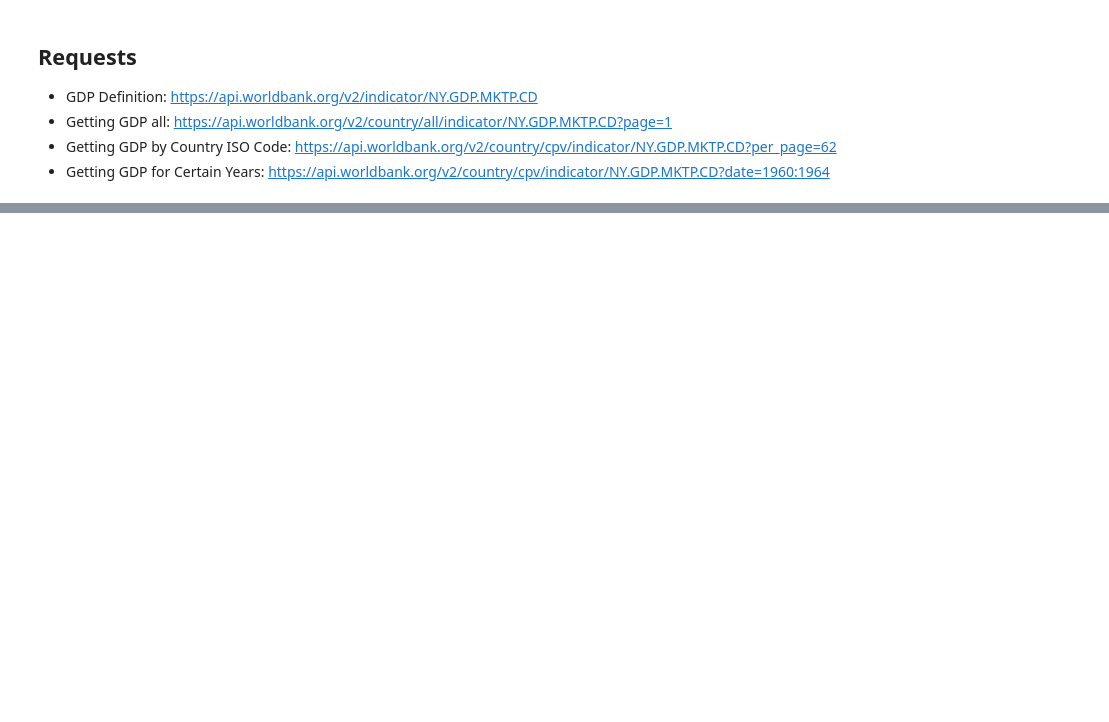
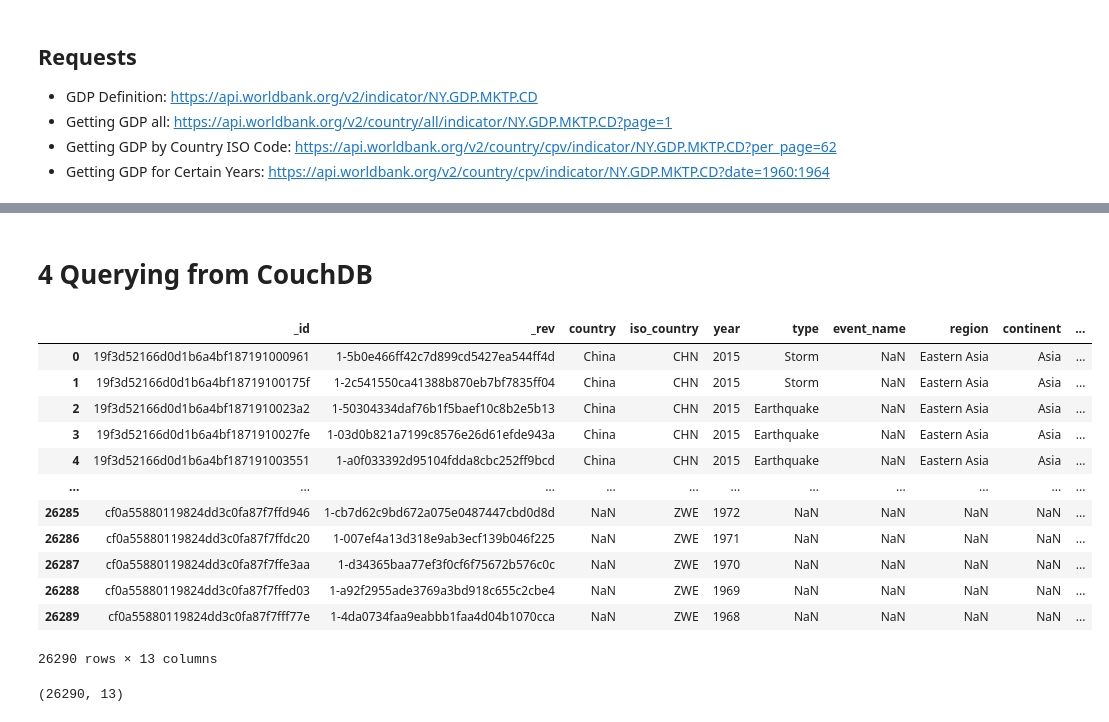
Before and after one commit to FreshJonas/Nat_Disasters_vs_GDP, a Jupyter notebook: 01_obtaining_data.ipynb, the cells around one changed output, grey strips where cells are left out. Saved outputs shown, nothing was run; the diff lists cells and outputs as text; code cells hidden in the pictures; blank space fills up the shorter version.

```diff
--- a/01_obtaining_data.ipynb
+++ b/01_obtaining_data.ipynb
@@ -304,0 +472,4 @@ for entry in root:
+# %%
+# The countries iso code has been already obtained before:
+country_iso_codes = nat_df['ISO'].unique().tolist()
+print(f"country_iso_codes has length {len(country_iso_codes)}")
@@ -357,0 +622,61 @@ nat_df_reduced.to_csv('data/all_natural_disasters_reduced.csv')
+# %%
+# Create class for Natural Disasters
+from couchdb.mapping import Document, TextField,FloatField, IntegerField
+class NaturalDisaster(Document):
+    country = TextField()
+    iso_country = TextField()
+    year = IntegerField()
+    type = TextField()
+    event_name = TextField()
+    region = TextField()
+    continent = TextField()
+    total_deaths = FloatField()
+    total_affected = FloatField()
+    duration = IntegerField()
+# %%
+# Map to object and store in DB:
+for idx, row in nat_df_reduced.iterrows():
+
+    try:
+        natural_disaster = NaturalDisaster(
+            country=row['Country'],
+            iso_country=row['ISO'],
+            year=row['Year'],
+            type=row['Type'],
+            event_name=row['Event Name'],
+            region=row['Region'],
+            continent=row['Continent'],
+            total_deaths=row['Total Deaths'],
+            total_affected=row['Total Affected'],
+            duration=row['Duration']
+        )
+        natural_disaster.store(db)
+    except:
+        print(f"Problem in row {idx}")
+        print(row)
+# %% [markdown]
+# 4 Querying from CouchDB
+# %%
+rows = db.view('_all_docs', include_docs=True)
+data = [row['doc'] for row in rows]
+df = pd.DataFrame(data)
+# %%
+display(df)
+# %% [output]
+|  | _id | _rev | country | iso_country | year | type | event_name | region | continent | ... |
+| 0 | 19f3d52166d0d1b6a4bf187191000961 | 1-5b0e466ff42c7d899cd5427ea544ff4d | China | CHN | 2015 | Storm | NaN | Eastern Asia | Asia | ... |
+| 1 | 19f3d52166d0d1b6a4bf18719100175f | 1-2c541550ca41388b870eb7bf7835ff04 | China | CHN | 2015 | Storm | NaN | Eastern Asia | Asia | ... |
+| 2 | 19f3d52166d0d1b6a4bf1871910023a2 | 1-50304334daf76b1f5baef10c8b2e5b13 | China | CHN | 2015 | Earthquake | NaN | Eastern Asia | Asia | ... |
+| 3 | 19f3d52166d0d1b6a4bf1871910027fe | 1-03d0b821a7199c8576e26d61efde943a | China | CHN | 2015 | Earthquake | NaN | Eastern Asia | Asia | ... |
+| 4 | 19f3d52166d0d1b6a4bf187191003551 | 1-a0f033392d95104fdda8cbc252ff9bcd | China | CHN | 2015 | Earthquake | NaN | Eastern Asia | Asia | ... |
+| ... | ... | ... | ... | ... | ... | ... | ... | ... | ... | ... |
+| 26285 | cf0a55880119824dd3c0fa87f7ffd946 | 1-cb7d62c9bd672a075e0487447cbd0d8d | NaN | ZWE | 1972 | NaN | NaN | NaN | NaN | ... |
+| 26286 | cf0a55880119824dd3c0fa87f7ffdc20 | 1-007ef4a13d318e9ab3ecf139b046f225 | NaN | ZWE | 1971 | NaN | NaN | NaN | NaN | ... |
+| 26287 | cf0a55880119824dd3c0fa87f7ffe3aa | 1-d34365baa77ef3f0cf6f75672b576c0c | NaN | ZWE | 1970 | NaN | NaN | NaN | NaN | ... |
+| 26288 | cf0a55880119824dd3c0fa87f7ffed03 | 1-a92f2955ade3769a3bd918c655c2cbe4 | NaN | ZWE | 1969 | NaN | NaN | NaN | NaN | ... |
+| 26289 | cf0a55880119824dd3c0fa87f7fff77e | 1-4da0734faa9eabbb1faa4d04b1070cca | NaN | ZWE | 1968 | NaN | NaN | NaN | NaN | ... |
+26290 rows × 13 columns
+# %%
+df.shape
+# %% [output]
+(26290, 13)
```
Also changed, not shown: parts of 50 cells of this notebook.
